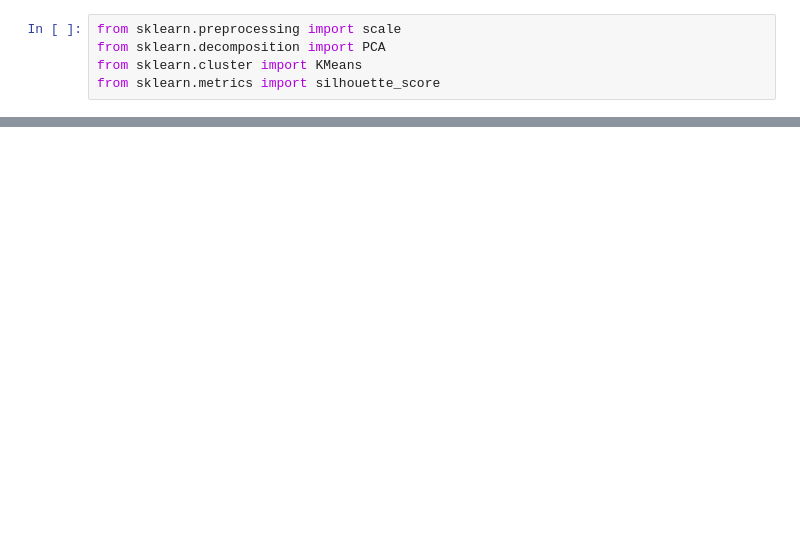
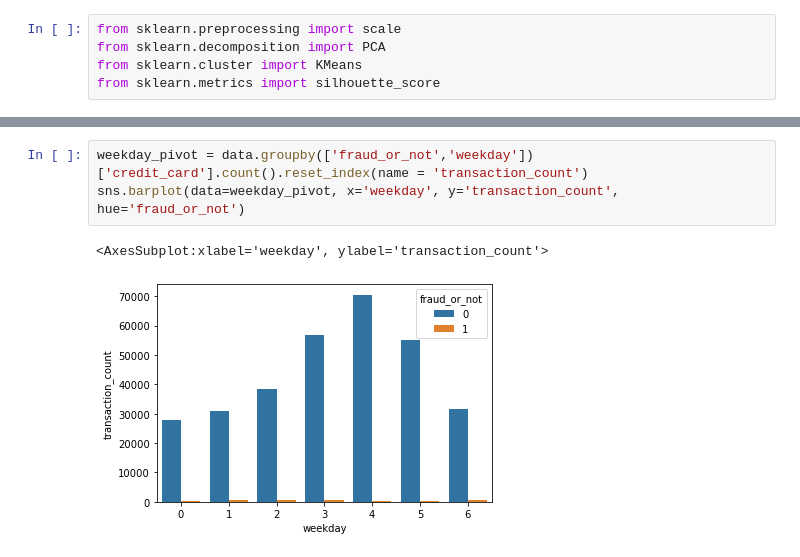
Before and after one commit to chunyanhao/DS_Takehome_Practice, a Jupyter notebook: 10. Credit Card Transactions.ipynb, the cells around one changed output, grey strips where cells are left out. Drawn from its saved outputs; the diff is of its cells as text; blank space fills up the shorter version.

```diff
--- a/10. Credit Card Transactions.ipynb
+++ b/10. Credit Card Transactions.ipynb
@@ -291,0 +300,6 @@ data['label'] = k_means.fit_predict(train_data)
+# %%
+weekday_pivot = data.groupby(['fraud_or_not','weekday'])['credit_card'].count().reset_index(name = 'transaction_count')
+sns.barplot(data=weekday_pivot, x='weekday', y='transaction_count', hue='fraud_or_not')
+# %% [output]
+<AxesSubplot:xlabel='weekday', ylabel='transaction_count'>
+[figure, added]
```
Also changed, not shown: parts of 27 cells of this notebook.
